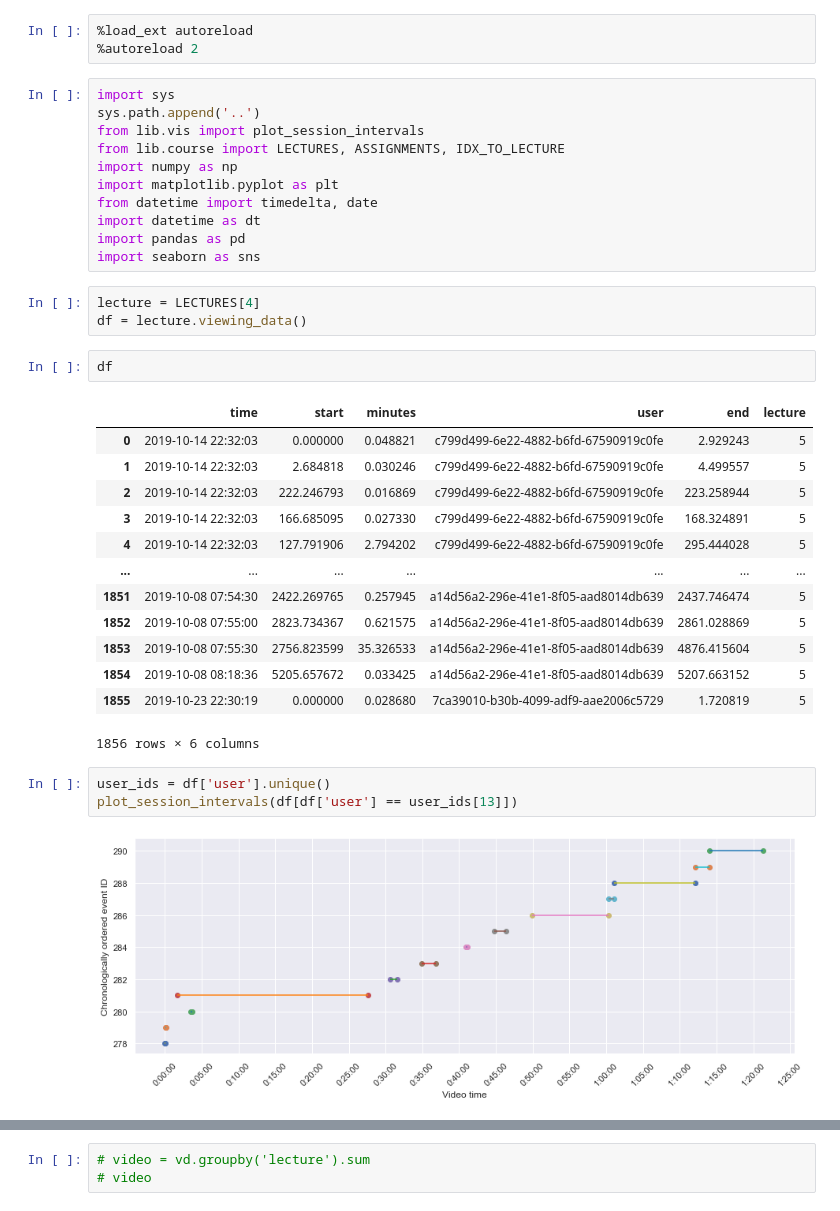
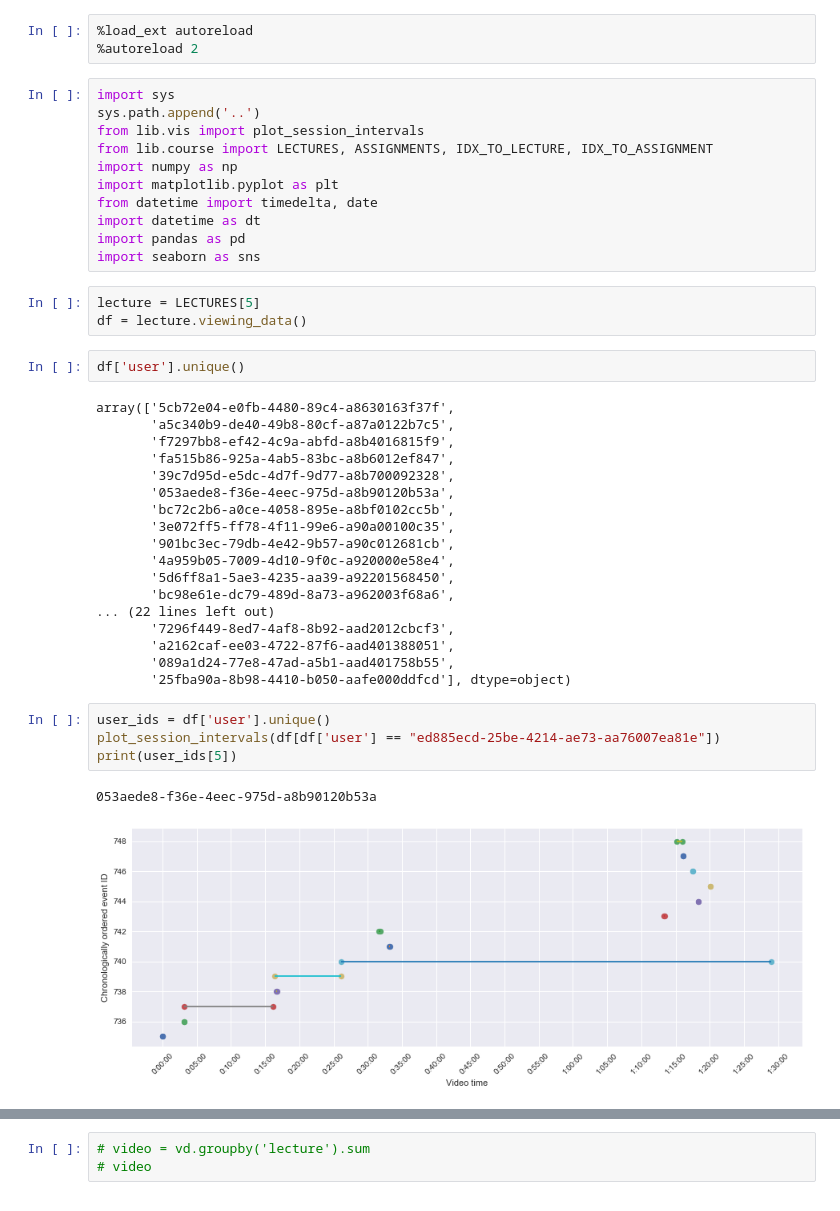
Before and after one commit to willcrichton/lecture-intelligence, a Jupyter notebook: notebooks/example-gili-changes.ipynb, the cells around one changed output, grey strips where cells are left out. Cells and saved outputs as stored; diff of their text form.

```diff
--- a/notebooks/example-gili-changes.ipynb
+++ b/notebooks/example-gili-changes.ipynb
@@ -5,7 +5,7 @@
 import sys
 sys.path.append('..')
 from lib.vis import plot_session_intervals
-from lib.course import LECTURES, ASSIGNMENTS, IDX_TO_LECTURE
+from lib.course import LECTURES, ASSIGNMENTS, IDX_TO_LECTURE, IDX_TO_ASSIGNMENT
 import numpy as np
 import matplotlib.pyplot as plt
 from datetime import timedelta, date
@@ -13,26 +13,32 @@ import datetime as dt
 import pandas as pd
 import seaborn as sns
 # %%
-lecture = LECTURES[4]
+lecture = LECTURES[5]
 df = lecture.viewing_data()
 # %%
-df
+df['user'].unique()
 # %% [output]
-|  | time | start | minutes | user | end | lecture |
-| 0 | 2019-10-14 22:32:03 | 0.000000 | 0.048821 | c799d499-6e22-4882-b6fd-67590919c0fe | 2.929243 | 5 |
-| 1 | 2019-10-14 22:32:03 | 2.684818 | 0.030246 | c799d499-6e22-4882-b6fd-67590919c0fe | 4.499557 | 5 |
-| 2 | 2019-10-14 22:32:03 | 222.246793 | 0.016869 | c799d499-6e22-4882-b6fd-67590919c0fe | 223.258944 | 5 |
-| 3 | 2019-10-14 22:32:03 | 166.685095 | 0.027330 | c799d499-6e22-4882-b6fd-67590919c0fe | 168.324891 | 5 |
-| 4 | 2019-10-14 22:32:03 | 127.791906 | 2.794202 | c799d499-6e22-4882-b6fd-67590919c0fe | 295.444028 | 5 |
-| ... | ... | ... | ... | ... | ... | ... |
-| 1851 | 2019-10-08 07:54:30 | 2422.269765 | 0.257945 | a14d56a2-296e-41e1-8f05-aad8014db639 | 2437.746474 | 5 |
-| 1852 | 2019-10-08 07:55:00 | 2823.734367 | 0.621575 | a14d56a2-296e-41e1-8f05-aad8014db639 | 2861.028869 | 5 |
-| 1853 | 2019-10-08 07:55:30 | 2756.823599 | 35.326533 | a14d56a2-296e-41e1-8f05-aad8014db639 | 4876.415604 | 5 |
-| 1854 | 2019-10-08 08:18:36 | 5205.657672 | 0.033425 | a14d56a2-296e-41e1-8f05-aad8014db639 | 5207.663152 | 5 |
-| 1855 | 2019-10-23 22:30:19 | 0.000000 | 0.028680 | 7ca39010-b30b-4099-adf9-aae2006c5729 | 1.720819 | 5 |
-1856 rows × 6 columns
+array(['5cb72e04-e0fb-4480-89c4-a8630163f37f',
+       'a5c340b9-de40-49b8-80cf-a87a0122b7c5',
+       'f7297bb8-ef42-4c9a-abfd-a8b4016815f9',
+       'fa515b86-925a-4ab5-83bc-a8b6012ef847',
+       '39c7d95d-e5dc-4d7f-9d77-a8b700092328',
+       '053aede8-f36e-4eec-975d-a8b90120b53a',
+       'bc72c2b6-a0ce-4058-895e-a8bf0102cc5b',
+       '3e072ff5-ff78-4f11-99e6-a90a00100c35',
+       '901bc3ec-79db-4e42-9b57-a90c012681cb',
+       '4a959b05-7009-4d10-9f0c-a920000e58e4',
+       '5d6ff8a1-5ae3-4235-aa39-a92201568450',
+       'bc98e61e-dc79-489d-8a73-a962003f68a6',
+... (22 lines left out)
+       '7296f449-8ed7-4af8-8b92-aad2012cbcf3',
+       'a2162caf-ee03-4722-87f6-aad401388051',
+       '089a1d24-77e8-47ad-a5b1-aad401758b55',
+       '25fba90a-8b98-4410-b050-aafe000ddfcd'], dtype=object)
 # %%
 user_ids = df['user'].unique()
-plot_session_intervals(df[df['user'] == user_ids[13]])
+plot_session_intervals(df[df['user'] == "ed885ecd-25be-4214-ae73-aa76007ea81e"])
+print(user_ids[5])
 # %% [output]
+053aede8-f36e-4eec-975d-a8b90120b53a
-[figure, old version]
+[figure, new version]
```
Also changed, not shown: parts of 11 cells of this notebook, 1 other file.
